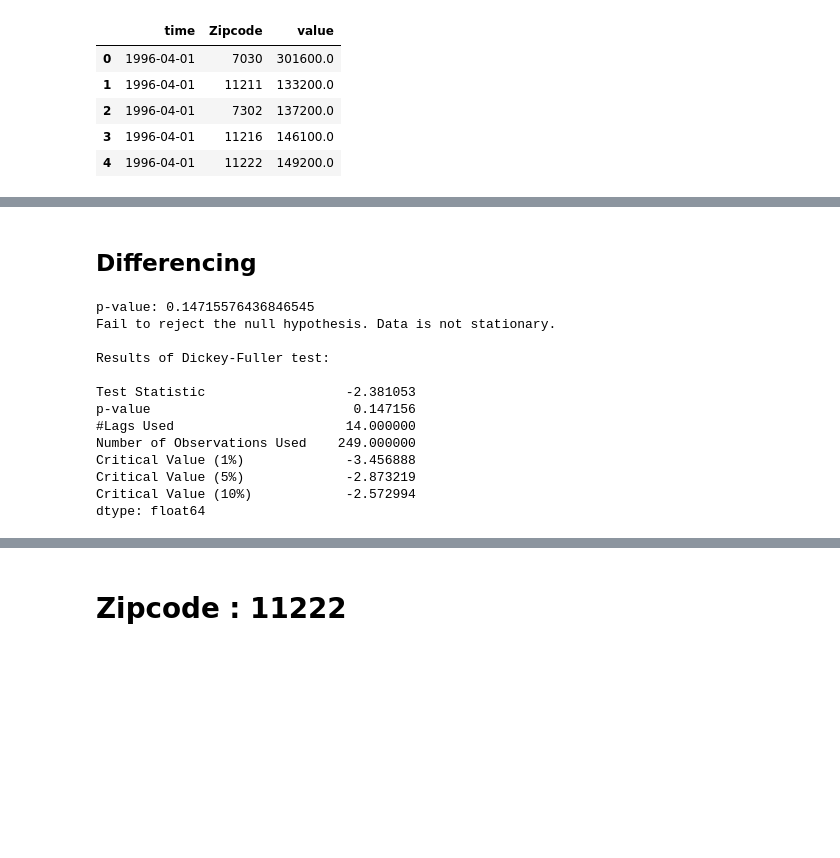
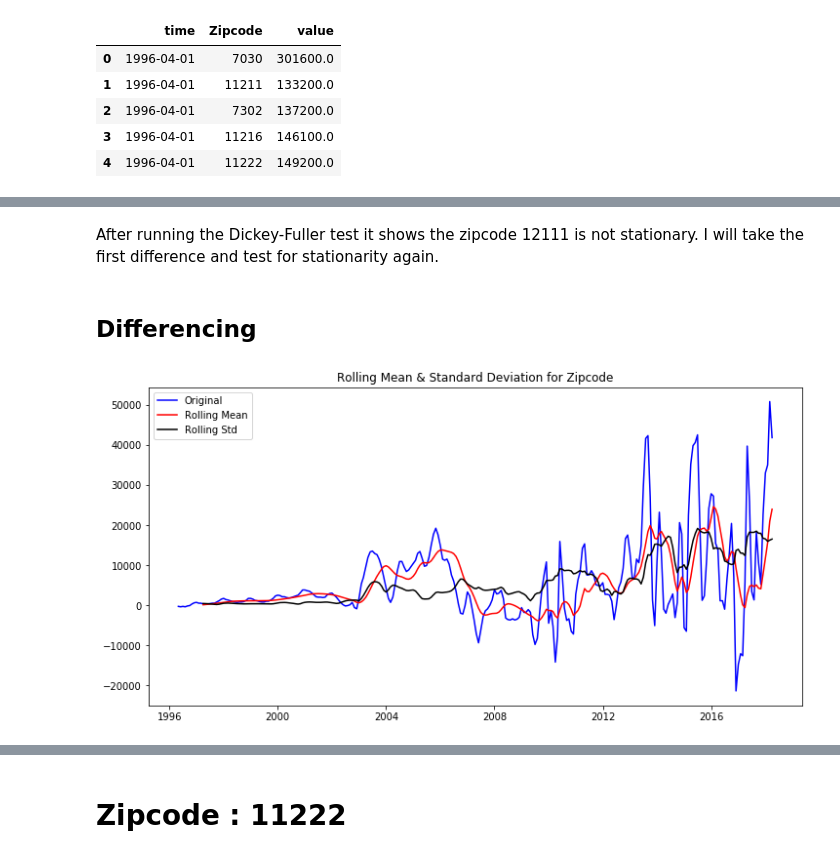
Before and after one commit to mcerow/TriState_Glory, a Jupyter notebook: NY.ipynb, the cells around one changed output, grey strips where cells are left out. Saved outputs shown, nothing was run; the diff lists cells and outputs as text; code cells hidden in the pictures; blank space fills up the shorter version.

```diff
--- a/NY.ipynb
+++ b/NY.ipynb
@@ -82,37 +94,10 @@ dtype: float64
+# %% [markdown]
+After running the Dickey-Fuller test it shows the zipcode 12111 is not stationary. I will take the first difference and test for stationarity again.
 # %% [markdown]
 ## Differencing
 # %%
 diff_first = first.diff().dropna()
-# %%
-dftest = adfuller(diff_first['value'])
-
-dfoutput = pd.Series(dftest[0:4], index=['Test Statistic', 'p-value', '#Lags Used', 'Number of Observations Used'])
-for key,value in dftest[4].items():
-    dfoutput['Critical Value (%s)'%key] = value
-
-print('p-value:',dfoutput[1])
-
-if dfoutput[1] > .05:
-        print('Fail to reject the null hypothesis. Data is not stationary.\n')
-else:
-        print('Reject the null hypothesis. Data is stationary.\n')
-
-
-
-print ('Results of Dickey-Fuller test: \n')
-
-print(dfoutput)
-# %% [output]
-p-value: 0.14715576436846545
-Fail to reject the null hypothesis. Data is not stationary.
-
-Results of Dickey-Fuller test:
-
-Test Statistic                  -2.381053
-p-value                          0.147156
-#Lags Used                      14.000000
-Number of Observations Used    249.000000
-Critical Value (1%)             -3.456888
-Critical Value (5%)             -2.873219
-Critical Value (10%)            -2.572994
-dtype: float64
+# %%
+rolling_mean(diff_first)
+# %% [output]
+[figure, added]
```
Also changed, not shown: parts of 69 cells of this notebook.
